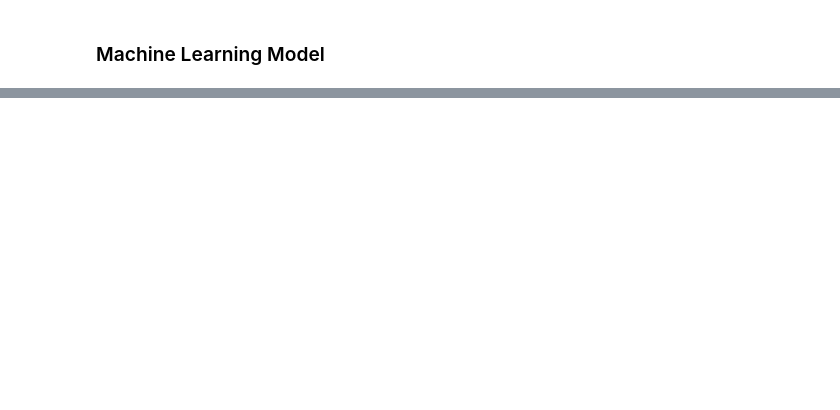
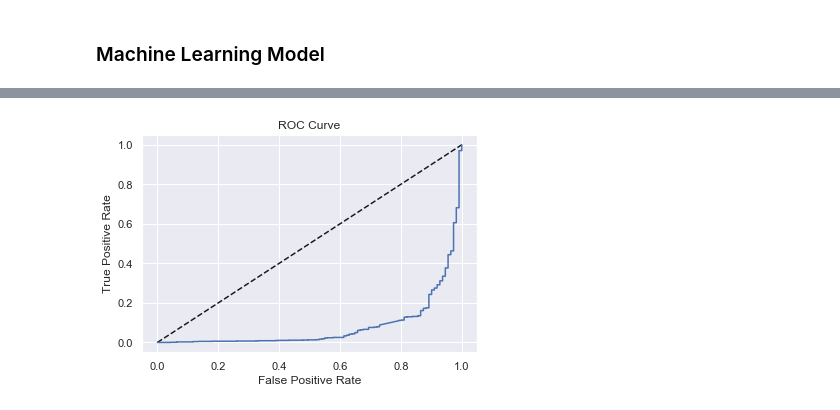
Before and after one commit to tinawangnew/capstone-project, a Jupyter notebook: amazon-alexa-review (1).ipynb, the cells around one changed output, grey strips where cells are left out. Saved outputs shown, nothing was run; the diff lists cells and outputs as text; code cells hidden in the pictures; blank space fills up the shorter version.

```diff
--- a/amazon-alexa-review (1).ipynb
+++ b/amazon-alexa-review (1).ipynb
@@ -377,5 +408,12 @@ pd.DataFrame(review_X.toarray(), columns=review_vec.get_feature_names())
+# %%
+review['cleaned_review_length'] = review['cleaned_reviews'].str.len()
+cleaned_review = review['cleaned_reviews']
+cleaned_review_vec = CountVectorizer()
+cleaned_review_X = cleaned_review_vec.fit_transform(cleaned_review)
+features = pd.DataFrame(cleaned_review_X.toarray(), columns=cleaned_review_vec.vocabulary_)
+#pd.DataFrame(cleaned_review_X.toarray(), columns=cleaned_review_vec.get_feature_names())
 # %%
-features = features.join(df[['review_length', 'variation']], rsuffix='_base')
+#features = features.join(df[['review_length', 'variation']], rsuffix='_base')
 features = pd.get_dummies(features)
 features.columns
 # %% [output]
@@ -415,0 +461,12 @@ target = df[['feedback']].astype(int)
+# %%
+from sklearn.metrics import roc_curve
+y_pred_prob = logreg.predict_proba(X_test)[:,0]
+fpr, tpr, threshods = roc_curve(y_test, y_pred_prob)
+plt.plot([0, 1], [0, 1], 'k--')
+plt.plot(fpr, tpr)
+plt.xlabel('False Positive Rate')
+plt.ylabel('True Positive Rate')
+plt.title('ROC Curve')
+plt.show()
+# %% [output]
+[figure, added]
```
Also changed, not shown: parts of 31 cells of this notebook.
